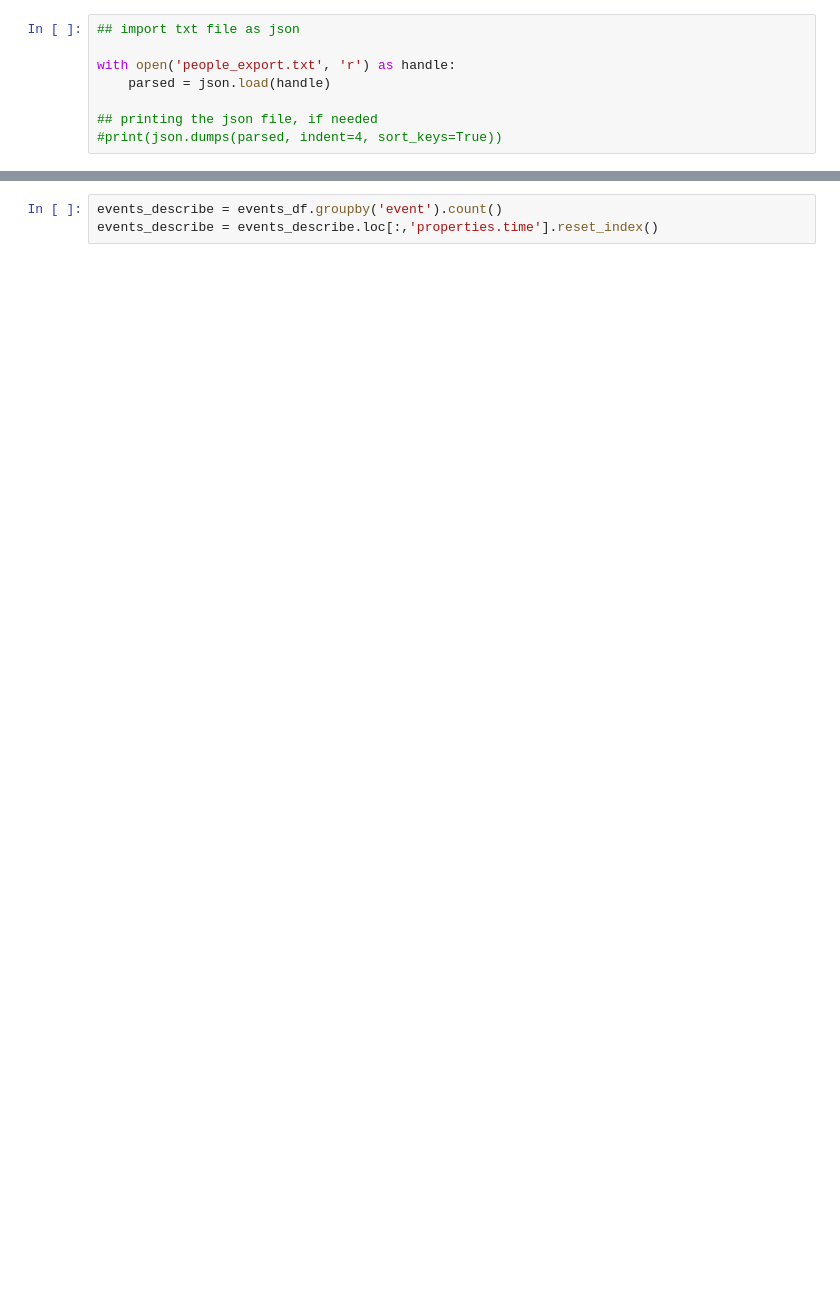
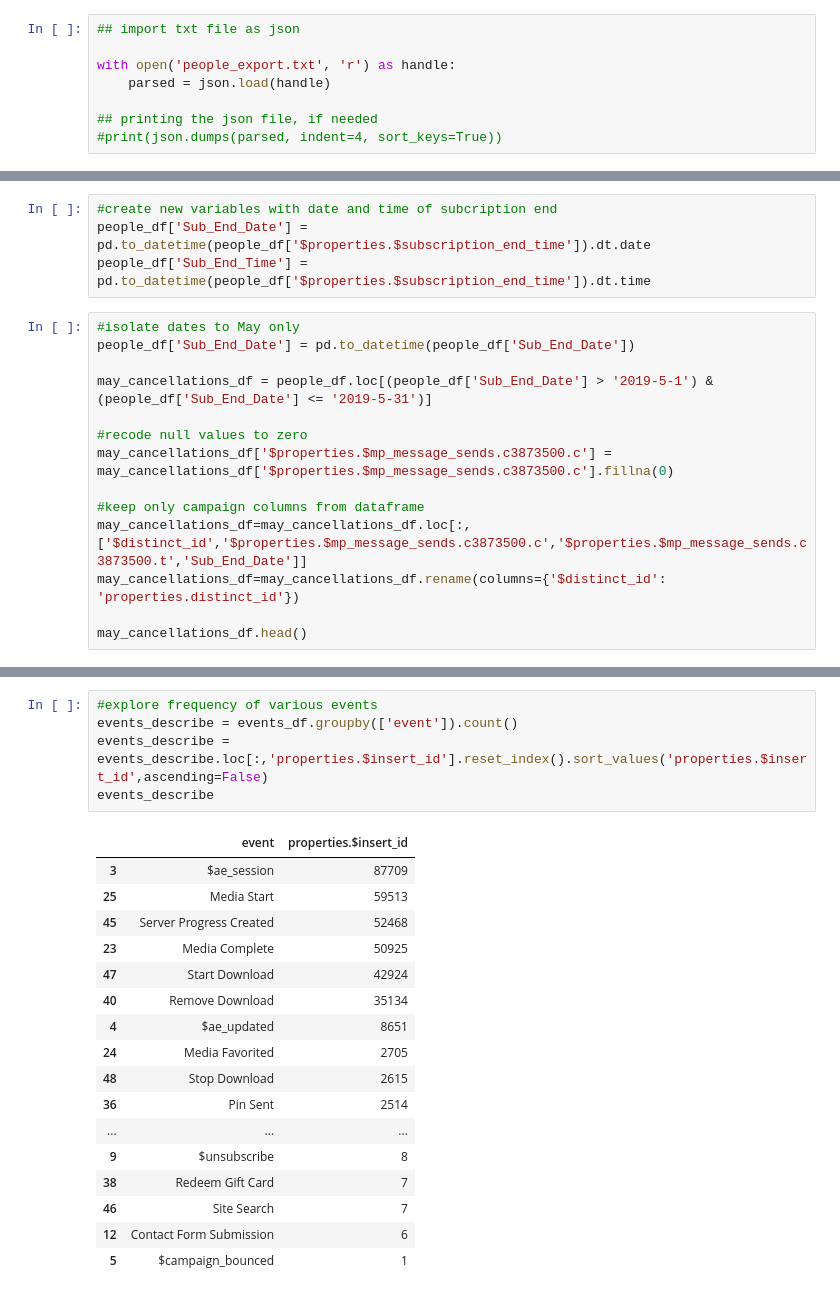
Before and after one commit to oyamatsumi04/w_u, a Jupyter notebook: Waking Up - People Import Test.ipynb, the cells around one changed output, grey strips where cells are left out. Saved outputs shown, nothing was run; the diff lists cells and outputs as text; blank space fills up the shorter version.

```diff
--- a/Waking Up - People Import Test.ipynb
+++ b/Waking Up - People Import Test.ipynb
@@ -42,0 +51,18 @@ len(people_df)
+# %%
+#create new variables with date and time of subcription end
+people_df['Sub_End_Date'] = pd.to_datetime(people_df['$properties.$subscription_end_time']).dt.date
+people_df['Sub_End_Time'] = pd.to_datetime(people_df['$properties.$subscription_end_time']).dt.time
+# %%
+#isolate dates to May only
+people_df['Sub_End_Date'] = pd.to_datetime(people_df['Sub_End_Date'])
+
+may_cancellations_df = people_df.loc[(people_df['Sub_End_Date'] > '2019-5-1') & (people_df['Sub_End_Date'] <= '2019-5-31')]
+
+#recode null values to zero
+may_cancellations_df['$properties.$mp_message_sends.c3873500.c'] = may_cancellations_df['$properties.$mp_message_sends.c3873500.c'].fillna(0)
+
+#keep only campaign columns from dataframe
+may_cancellations_df=may_cancellations_df.loc[:,['$distinct_id','$properties.$mp_message_sends.c3873500.c','$properties.$mp_message_sends.c3873500.t','Sub_End_Date']]
+may_cancellations_df=may_cancellations_df.rename(columns={'$distinct_id': 'properties.distinct_id'})
+
+may_cancellations_df.head()
@@ -62,3 +120,23 @@ len(events_df)
 # %%
-events_describe = events_df.groupby('event').count()
-events_describe = events_describe.loc[:,'properties.time'].reset_index()
+#explore frequency of various events
+events_describe = events_df.groupby(['event']).count()
+events_describe = events_describe.loc[:,'properties.$insert_id'].reset_index().sort_values('properties.$insert_id',ascending=False)
+events_describe
+# %% [output]
+|  | event | properties.$insert_id |
+| 3 | $ae_session | 87709 |
+| 25 | Media Start | 59513 |
+| 45 | Server Progress Created | 52468 |
+| 23 | Media Complete | 50925 |
+| 47 | Start Download | 42924 |
+| 40 | Remove Download | 35134 |
+| 4 | $ae_updated | 8651 |
+| 24 | Media Favorited | 2705 |
+| 48 | Stop Download | 2615 |
+| 36 | Pin Sent | 2514 |
+| ... | ... | ... |
+| 9 | $unsubscribe | 8 |
+| 38 | Redeem Gift Card | 7 |
+| 46 | Site Search | 7 |
+| 12 | Contact Form Submission | 6 |
+| 5 | $campaign_bounced | 1 |
```
Also changed, not shown: parts of 14 cells of this notebook.
